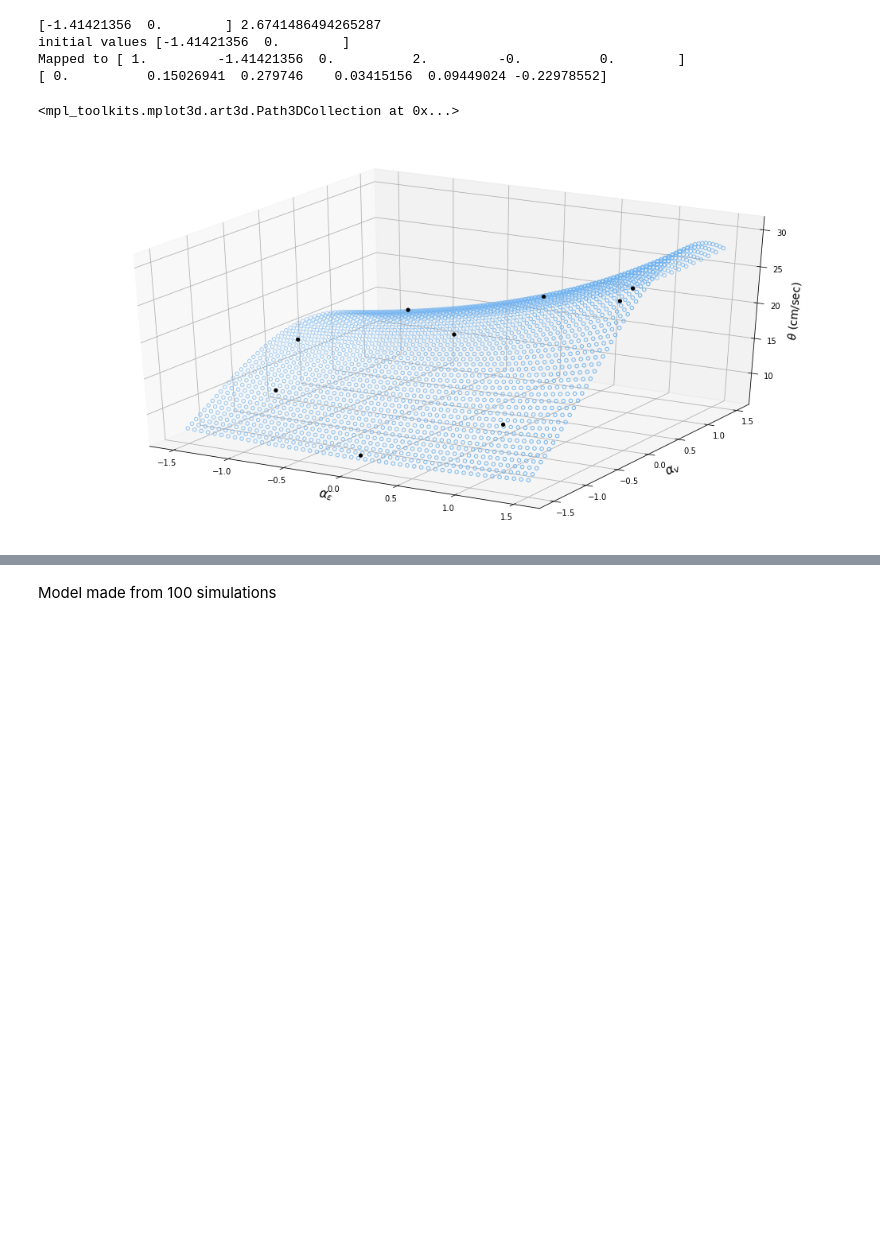
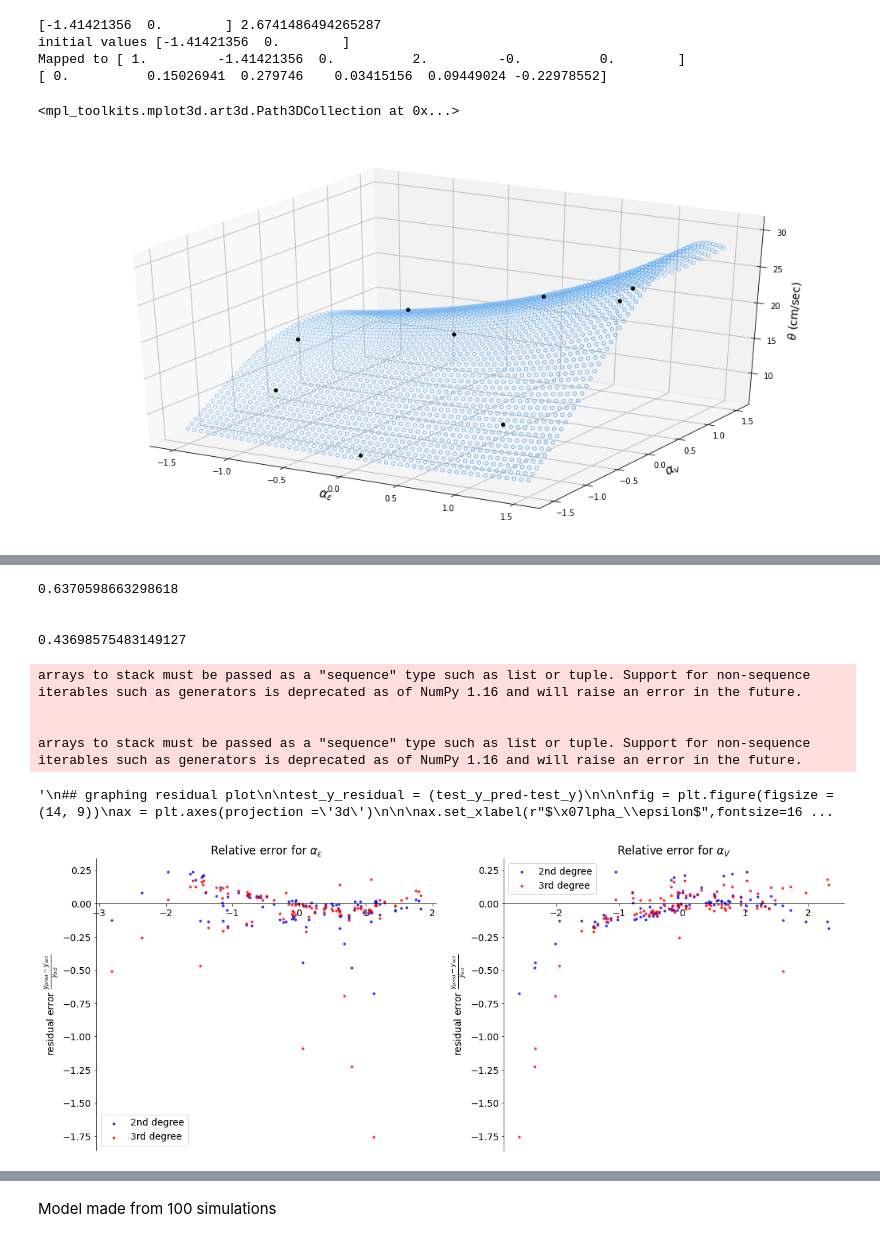
Before and after one commit to mtareqsoliman/msthesis, a Jupyter notebook: 9CCM_10202022.ipynb, the cells around one changed output, grey strips where cells are left out. Saved outputs shown, nothing was run; the diff lists cells and outputs as text; code cells hidden in the pictures; blank space fills up the shorter version.

```diff
--- a/9CCM_10202022.ipynb
+++ b/9CCM_10202022.ipynb
@@ -260,7 +260,7 @@ import plotly.express as px
 import plotly.graph_objects as go
 
 
-def regression_degree(degree):
+def mesh_maker(degree):
     poly_model = PolynomialFeatures(degree)
     poly_x_values = poly_model.fit_transform(x_values)
     # should be in the form [1, a, b, a^2, ab, b^2]
@@ -282,12 +282,12 @@ fig.add_trace(
 
 for dgr, clrscl in zip([2,3],["Viridis","emrld"]):
     fig.add_trace(
-                  go.Scatter3d(x=x_mesh[:,0], y=x_mesh[:,1], z=np.exp(regression_degree(dgr)),mode='markers',marker_size=1,marker_color='silver',opacity=0.5,visible=False))
+                  go.Scatter3d(x=x_mesh[:,0], y=x_mesh[:,1], z=np.exp(mesh_maker(dgr)),mode='markers',marker_size=1,marker_color='silver',opacity=0.5,visible=False))
 
     fig.add_trace(
-                  go.Mesh3d(x=x_mesh[:,0], y=x_mesh[:,1], z=np.exp(regression_degree(dgr))
+                  go.Mesh3d(x=x_mesh[:,0], y=x_mesh[:,1], z=np.exp(mesh_maker(dgr))
                             ,opacity=0.4, contour_show=True,
-                            intensity=np.exp(regression_degree(3)),
+                            intensity=np.exp(mesh_maker(3)),
                             colorscale=clrscl,visible=False))
 
 
@@ -448,53 +448,81 @@ upper = np.where(result_100_list[['theta_100']] >= (Q3+1.5*IQR))[0]
 lower = np.where(result_100_list[['theta_100']] <= (Q1-1.5*IQR))[0]
 
 # Removing the Outliers
 result_100_cleaned = pd.DataFrame(result_100_list)
 
 result_100_cleaned[['theta_100']].drop(upper[0], inplace = True)
 result_100_cleaned[['theta_100']].drop(lower[0], inplace = True)
 '''
 ## preparing data
 
-
-test_x = np.column_stack(map(list,zip(*NLTHA100_pivot.index.values)))
-test_y = np.log(theta_100_list)
-test_poly_x =  poly_model.fit_transform(test_x)
-test_y_pred = regression_model.predict(test_poly_x)
-r2 = r2_score(np.exp(test_y), np.exp(test_y_pred))
-test_y_residual = (test_y_pred-test_y)
-
-print(r2)
-fig,ax = plt.subplots(1,2,figsize=(14,9))
-
-ax[0].scatter(test_x[:,0],test_y_residual,color='gray',s=10)
-ax[0].spines['bottom'].set_position('zero')
-ax[0].spines['right'].set_color('none')
-ax[0].spines['top'].set_color('none')
-
-ax[1].scatter(test_x[:,1],test_y_residual,color='gray',s=10)
-ax[1].spines['bottom'].set_position('zero')
-ax[1].spines['right'].set_color('none')
-ax[1].spines['top'].set_color('none')
+fig,ax = plt.subplots(1,2,figsize=(20,8))
+for i,clr,dgr in zip(['2nd degree','3rd degree'],['blue','red'],[2,3]):
+    poly_model = PolynomialFeatures(degree=dgr)
+    poly_x_values = poly_model.fit_transform(x_values)
+    # should be in the form [1, a, b, a^2, ab, b^2]
+    poly_model.fit(poly_x_values, y_values)
+    regression_model = LinearRegression()
+    regression_model.fit(poly_x_values, y_values)
+    y_pred = regression_model.predict(poly_x_values)
+    #p00,p10,p01,p20,p11,p02 = regression_model.coef_.T
+    MSE = mean_squared_error(y_values, y_pred, squared=False)
 
 
+    test_x = np.column_stack(map(list,zip(*NLTHA100_pivot.index.values)))
+    test_y = np.log(theta_100_list)
+    test_poly_x =  poly_model.fit_transform(test_x)
+    test_y_pred = regression_model.predict(test_poly_x)
+    r2 = r2_score(np.exp(test_y), np.exp(test_y_pred))
+    test_y_residual = (test_y_pred-test_y)/test_y
+
+    print(r2)
+    ax[0].scatter(test_x[:,0],test_y_residual,color=clr,s=10,label=i,alpha=0.7)
+    ax[0].spines['bottom'].set_position('zero')
+    ax[0].spines['right'].set_color('none')
+    ax[0].spines['top'].set_color('none')
+    ax[0].set_title(r"Relative error for $\alpha_\epsilon$")
+    ax[0].set_ylabel(r"residual error $\frac{y_{pred}-y_{act}}{y_{act}}$")
+    ax[0].legend()
+
+    ax[1].scatter(test_x[:,1],test_y_residual,color=clr,s=10,label=i,alpha=0.7)
+    ax[1].spines['bottom'].set_position('zero')
+    ax[1].spines['right'].set_color('none')
+    ax[1].spines['top'].set_color('none')
+    ax[1].set_title(r"Relative error for $\alpha_V$")
+    ax[1].set_ylabel(r"residual error $\frac{y_{pred}-y_{act}}{y_{act}}$")
+    ax[1].legend()
+
+
+    print('\n')
 '''
 ## graphing residual plot
 
 test_y_residual = (test_y_pred-test_y)
 
 
 fig = plt.figure(figsize =(14, 9))
 ax = plt.axes(projection ='3d')
 
 
 ax.set_xlabel(r"$\alpha_\epsilon$",fontsize=16)
 ax.set_ylabel(r"$\alpha_v$",fontsize=16)
 ax.set_zlabel(r"$\theta$ residual (cm/sec)",fontsize=14)
 ax.set_zlim(-1,1)
 
 ax.scatter(x_values[:,0], x_values[:,1], (y_pred-y_values)/y_values,color='black',marker='.',alpha=1,s=70)
 ax.scatter(test_x[:,0], test_x[:,1], test_y_residual/test_y,color='black',marker='.',alpha=0.25,s=70)
 '''
+# %% [output]
+0.6370598663298618
+
+
+0.43698575483149127
+arrays to stack must be passed as a "sequence" type such as list or tuple. Support for non-sequence iterables such as generators is deprecated as of NumPy 1.16 and will raise an error in the future.
+
+
+arrays to stack must be passed as a "sequence" type such as list or tuple. Support for non-sequence iterables such as generators is deprecated as of NumPy 1.16 and will raise an error in the future.
+'\n## graphing residual plot\n\ntest_y_residual = (test_y_pred-test_y)\n\n\nfig = plt.figure(figsize =(14, 9))\nax = plt.axes(projection =\'3d\')\n\n\nax.set_xlabel(r"$\x07lpha_\\epsilon$",fontsize=16 ...
+[figure, added]
 # %%
 
 # -*- coding: utf-8 -*-
```
Also changed, not shown: parts of 2 cells of this notebook.
